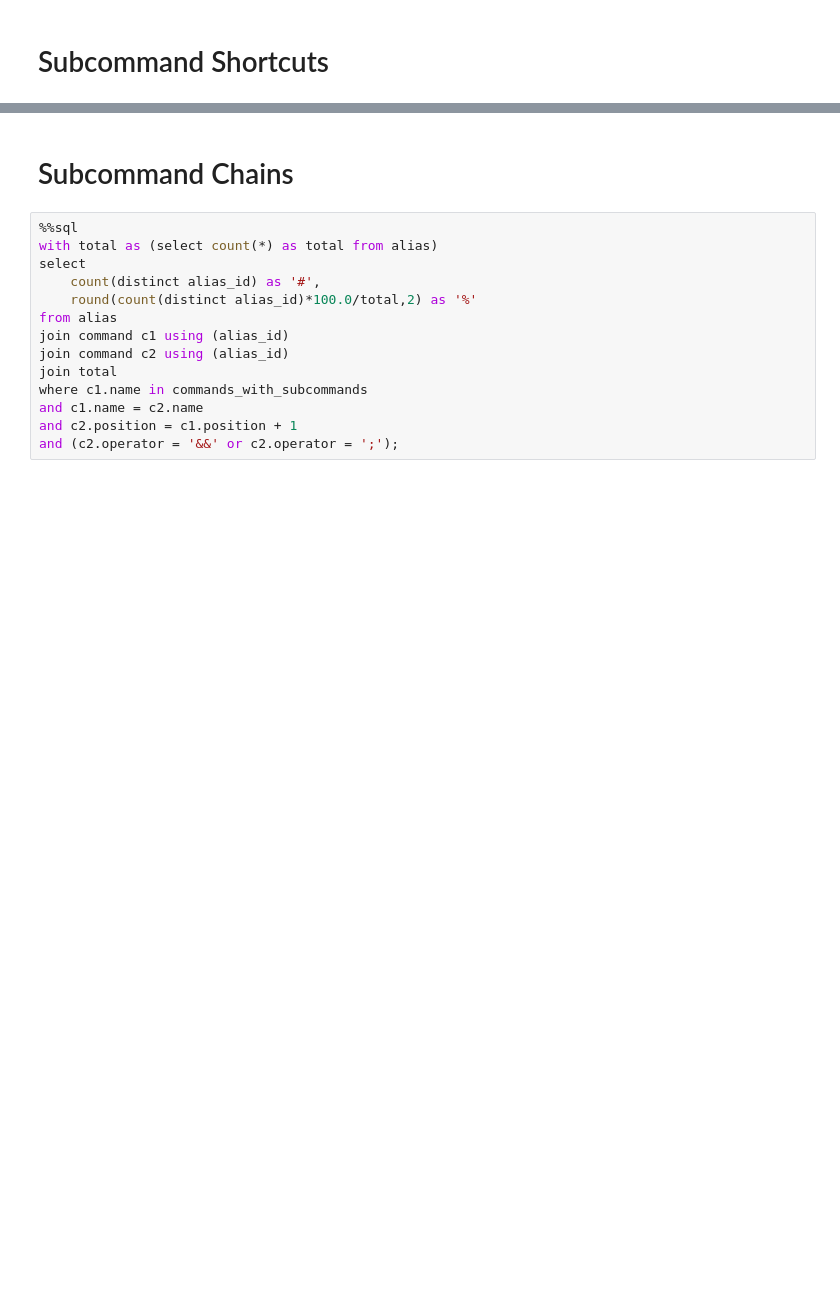
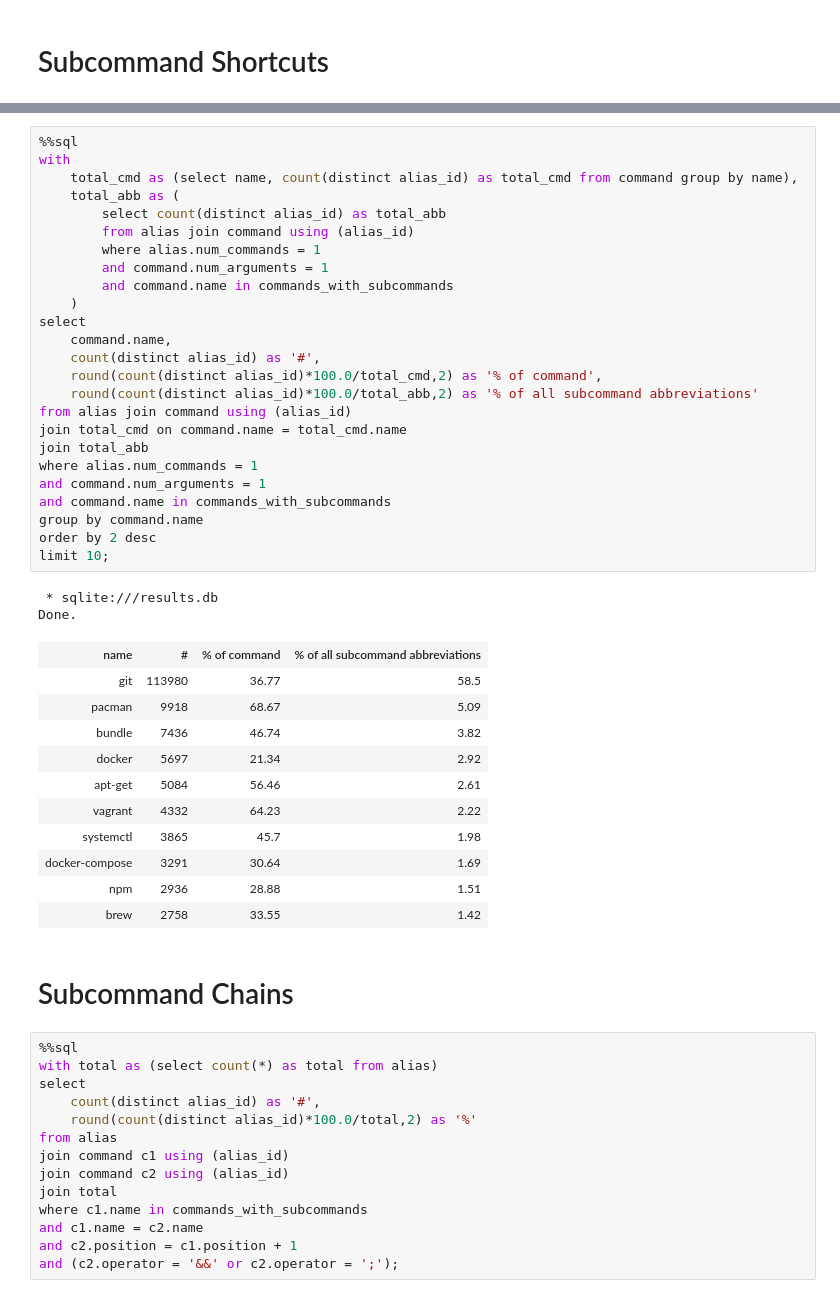
Before and after one commit to ipa-lab/shell-alias-analysis, a Jupyter notebook: notebooks/subcommands.ipynb, the cells around one changed output, grey strips where cells are left out. Drawn from its saved outputs; the diff is of its cells as text; blank space fills up the shorter version.

Commit message:
Add subcommands section, introduce notation

```diff
--- a/notebooks/subcommands.ipynb
+++ b/notebooks/subcommands.ipynb
@@ -49,3 +84,42 @@ Done.
+# %%
+%%sql
+with
+    total_cmd as (select name, count(distinct alias_id) as total_cmd from command group by name),
+    total_abb as (
+        select count(distinct alias_id) as total_abb
+        from alias join command using (alias_id)
+        where alias.num_commands = 1
+        and command.num_arguments = 1
+        and command.name in commands_with_subcommands
+    )
+select
+    command.name,
+    count(distinct alias_id) as '#',
+    round(count(distinct alias_id)*100.0/total_cmd,2) as '% of command',
+    round(count(distinct alias_id)*100.0/total_abb,2) as '% of all subcommand abbreviations'
+from alias join command using (alias_id)
+join total_cmd on command.name = total_cmd.name
+join total_abb
+where alias.num_commands = 1
+and command.num_arguments = 1
+and command.name in commands_with_subcommands
+group by command.name
+order by 2 desc
+limit 10;
+# %% [output]
+ * sqlite:///results.db
+Done.
+| name | # | % of command | % of all subcommand abbreviations |
+| git | 113980 | 36.77 | 58.5 |
+| pacman | 9918 | 68.67 | 5.09 |
+| bundle | 7436 | 46.74 | 3.82 |
+| docker | 5697 | 21.34 | 2.92 |
+| apt-get | 5084 | 56.46 | 2.61 |
+| vagrant | 4332 | 64.23 | 2.22 |
+| systemctl | 3865 | 45.7 | 1.98 |
+| docker-compose | 3291 | 30.64 | 1.69 |
+| npm | 2936 | 28.88 | 1.51 |
+| brew | 2758 | 33.55 | 1.42 |
 # %% [markdown]
 # Subcommand Chains
 # %%
```
Also changed, not shown: parts of 3 cells of this notebook, 2 other files.
